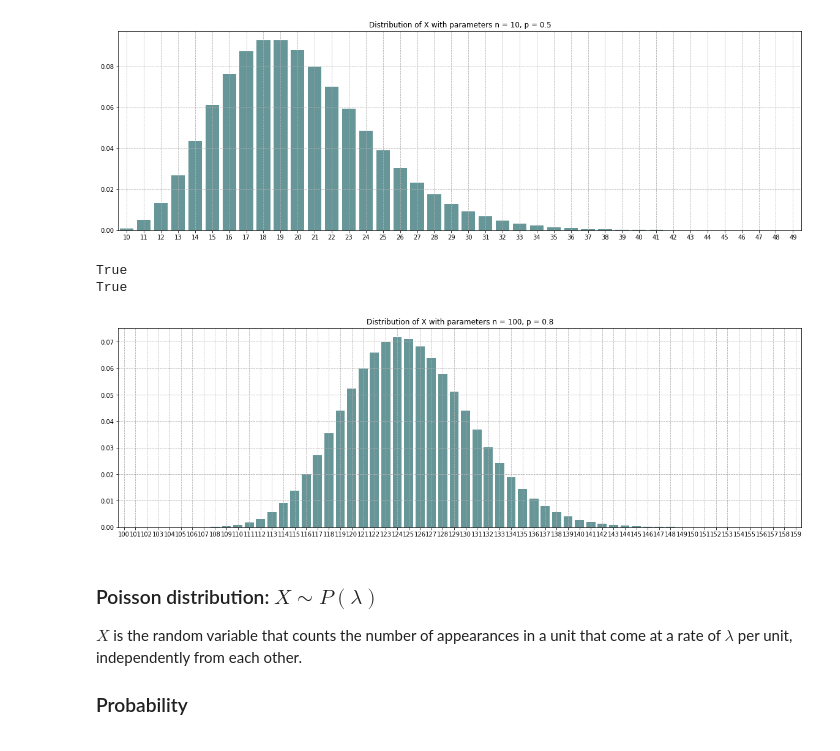
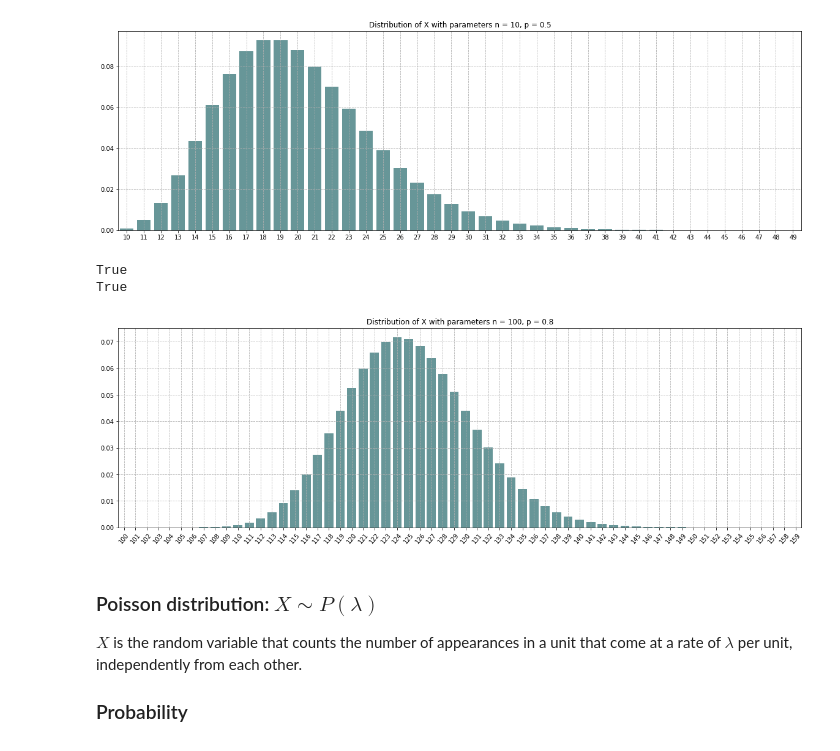
Before and after one commit to eytanohana/Data-Science-and-Statistics, a Jupyter notebook: Distributions.ipynb, the cells around one changed output. Drawn from its saved outputs; the diff is of its cells as text; code cells hidden in the pictures.

```diff
--- a/Distributions.ipynb
+++ b/Distributions.ipynb
@@ -342,24 +342,24 @@ True
 # %%
 n = 100
 p = 0.8
 
 dist = nbinom(n, p, loc=n)
 
 E_x = np.round(n / p, decimals=3)
 V_x = np.round(n * (1 - p) / p**2, decimals=3)
 
 print(E_x == np.round(dist.mean(), decimals=3))
 print(V_x == np.round(dist.var(), decimals=3))
 
 k = np.arange(n, n+60)
 
 title = f"Distribution of X with parameters n = {n}, p = {p}"
-
+plt.xticks(rotation=50)
 plot_dist(k, dist, title)
 # %% [output]
 True
 True
-[figure, old version]
+[figure, new version]
 # %% [markdown]
 ### Poisson distribution: $X \sim P(\lambda)$
 
```
